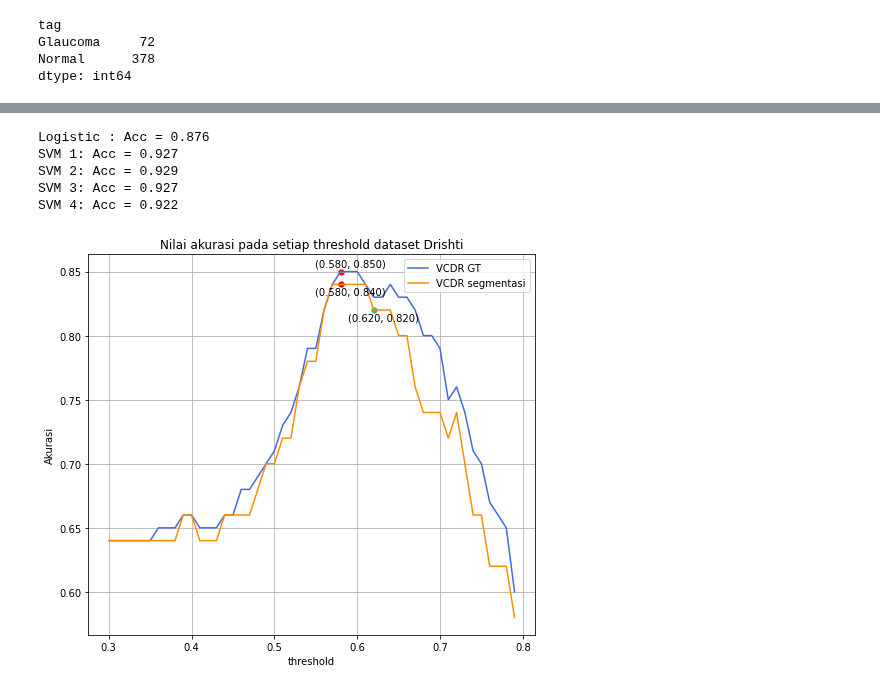
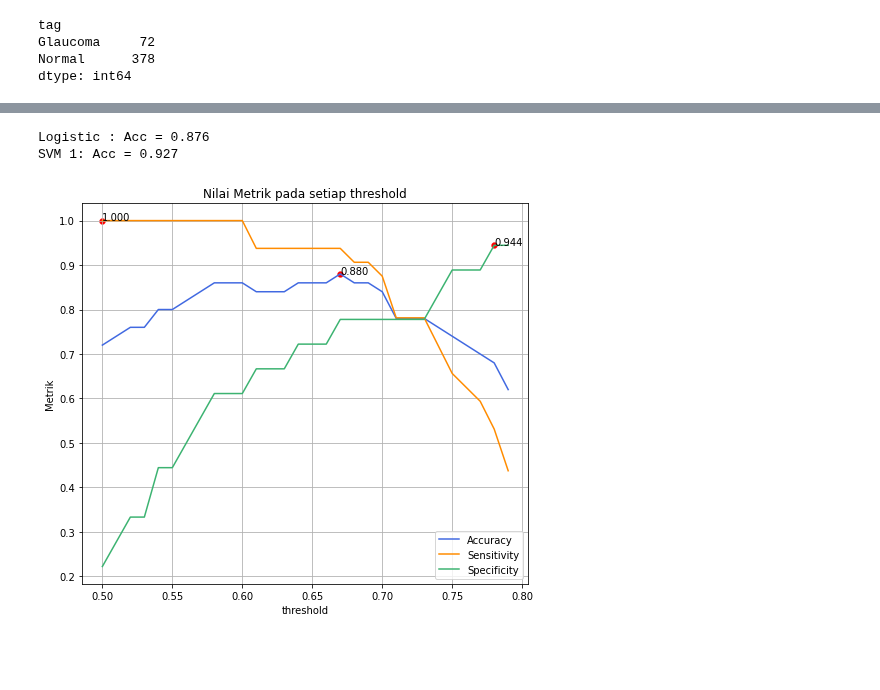
Before and after one commit to anasnafis77/Glaucoma-Detection-UNet, a Jupyter notebook: Glaucoma_inference.ipynb, the cells around one changed output, grey strips where cells are left out. Drawn from its saved outputs; the diff is of its cells as text; code cells hidden in the pictures; blank space fills up the shorter version.

```diff
--- a/Glaucoma_inference.ipynb
+++ b/Glaucoma_inference.ipynb
@@ -736,29 +686,17 @@ SVM 4: ROC AUC=0.989
 # %%
 # predict class
-lr0 = model0.predict(x1)
-lr1 = model1.predict(x1)
-lr2 = model2.predict(x2)
-lr3 = model3.predict(x3)
-lr4 = model4.predict(x4)
+lr0 = model0.predict(x)
+lr1 = model1.predict(x)
 
 # Calculate accuracy
 acc0 = accuracy_score(y, lr0)
 acc1 = accuracy_score(y, lr1)
-acc2 = accuracy_score(y, lr2)
-acc3 = accuracy_score(y, lr3)
-acc4 = accuracy_score(y, lr4)
 
 # summarize scores
 print('Logistic : Acc = %.3f' % (acc0))
 print('SVM 1: Acc = %.3f' % (acc1))
-print('SVM 2: Acc = %.3f' % (acc2))
-print('SVM 3: Acc = %.3f' % (acc3))
-print('SVM 4: Acc = %.3f' % (acc4))
 print()
 # %% [output]
 Logistic : Acc = 0.876
 SVM 1: Acc = 0.927
-SVM 2: Acc = 0.929
-SVM 3: Acc = 0.927
-SVM 4: Acc = 0.922
 # %%
@@ -795,25 +719,46 @@ for i in range(50):
+# %%
+X = x_GT[:50]
+y_true = y[:50]
+thresholds = []
+acc = []
+sen = []
+spe = []
+for i in range(30):
+  thd = 0.5 + i/100
+  y_pred = threshold_pred(X, threshold=thd)
+  tn, fp, fn, tp = confusion_matrix(y_true, y_pred).ravel()
+  acc1, sen1, spe1, f1 = metrik(tn, fp, fn, tp)
+  thresholds.append(thd)
+  sen.append(sen1)
+  spe.append(spe1)
+  acc.append(acc1)
 # %%
 X = thresholds
-Y_GT = akurasi_GT
-Y = akurasi
+y1 = acc
+y2 = sen
+y3 = spe
+
 fig, ax = plt.subplots(1, 1, figsize=(8, 7))
-max_acc_GT = np.max(Y_GT)
-max_thd = X[Y_GT.index(max_acc_GT)]
-max_acc = Y[Y_GT.index(max_acc_GT)]
-acc = Y[X.index(0.62)]
-ax.plot(X, Y_GT, color='royalblue', label='VCDR GT')
-ax.plot(X, Y, color='darkorange', label='VCDR segmentasi')
-ax.scatter(max_thd, max_acc_GT, marker='o', color='r', lw=0.25)
-ax.scatter(max_thd, max_acc, marker='o', color='r', lw=0.25)
-ax.scatter(0.62, acc, marker='o', color='mediumseagreen', lw=0.25)
+max_acc = np.max(y1)
+max_sen = np.max(y2)
+max_spe = np.max(y3)
+t_acc = X[y1.index(max_acc)]
+t_sen = X[y2.index(max_sen)]
+t_spe = X[y3.index(max_spe)]
+ax.plot(X, y1, color='royalblue', label='Accuracy')
+ax.plot(X, y2, color='darkorange', label='Sensitivity')
+ax.plot(X, y3, color='mediumseagreen', label='Specificity')
+ax.scatter(t_acc, max_acc, marker='o', color='r', lw=0.25)
+ax.scatter(t_sen, max_sen, marker='o', color='r', lw=0.25)
+ax.scatter(t_spe, max_spe, marker='o', color='r', lw=0.25)
 ax.set_xlabel('threshold')
-ax.set_ylabel('Akurasi')
-ax.text(max_thd-0.031, max_acc_GT+0.004, '({:.3f}, {:.3f})'.format(max_thd, max_acc_GT), size='medium')
-ax.text(max_thd-0.031, max_acc-0.008, '({:.3f}, {:.3f})'.format(max_thd, max_acc), size='medium')
-ax.text(0.62-0.031, acc-0.008, '({:.3f}, {:.3f})'.format(0.620, acc), size='medium')
+ax.set_ylabel('Metrik')
+ax.text(t_acc, max_acc, '{:.3f}'.format(max_acc), size='medium')
+ax.text(t_sen, max_sen, '{:.3f}'.format(max_sen), size='medium')
+ax.text(t_spe, max_spe, '{:.3f}'.format(max_spe), size='medium')
 ax.grid()
-ax.set_title('Nilai akurasi pada setiap threshold dataset Drishti')
+ax.set_title('Nilai Metrik pada setiap threshold')
 ax.legend()
 plt.show()
 # %% [output]
-[figure, old version]
+[figure, new version]
```
Also changed, not shown: parts of 12 cells of this notebook.
